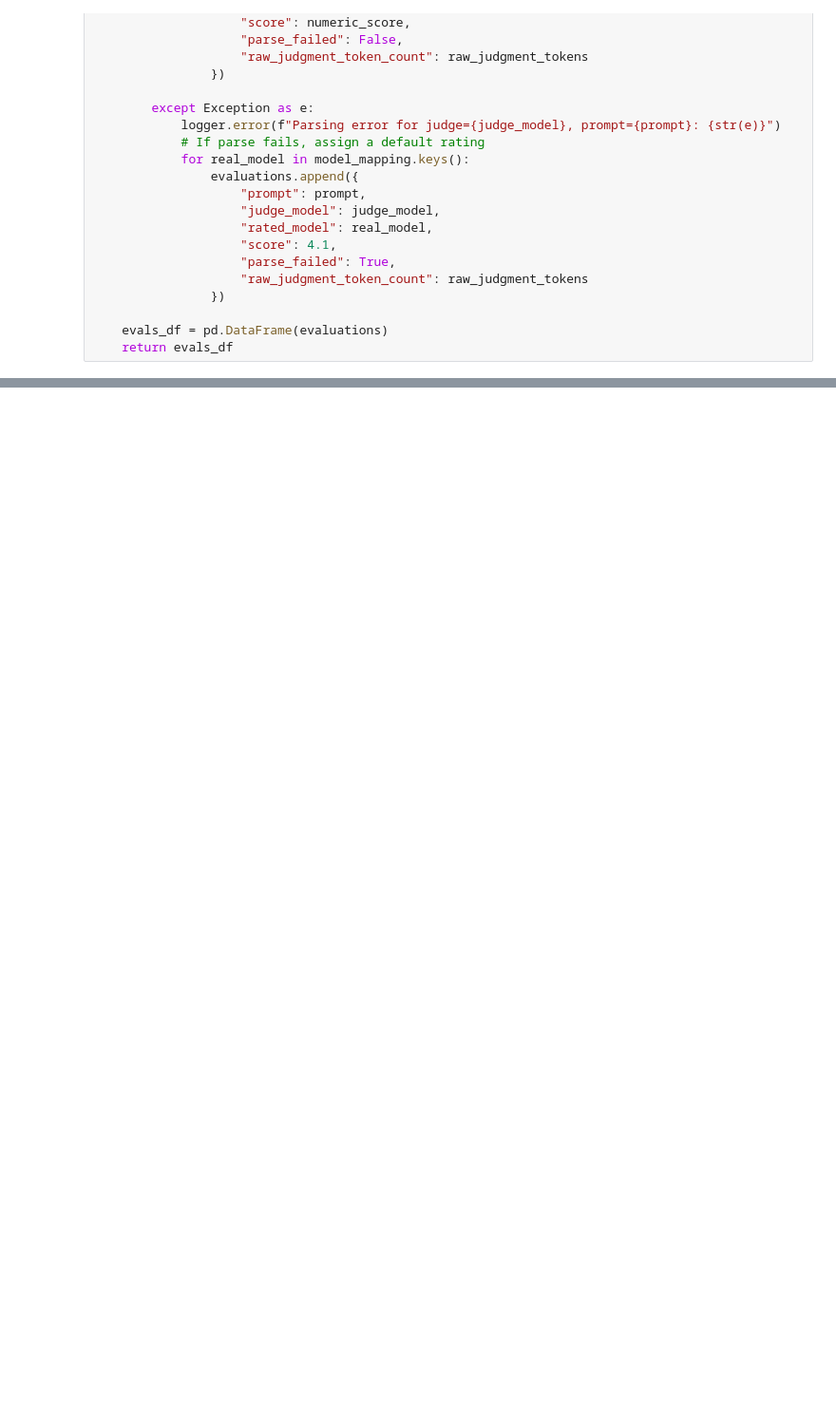
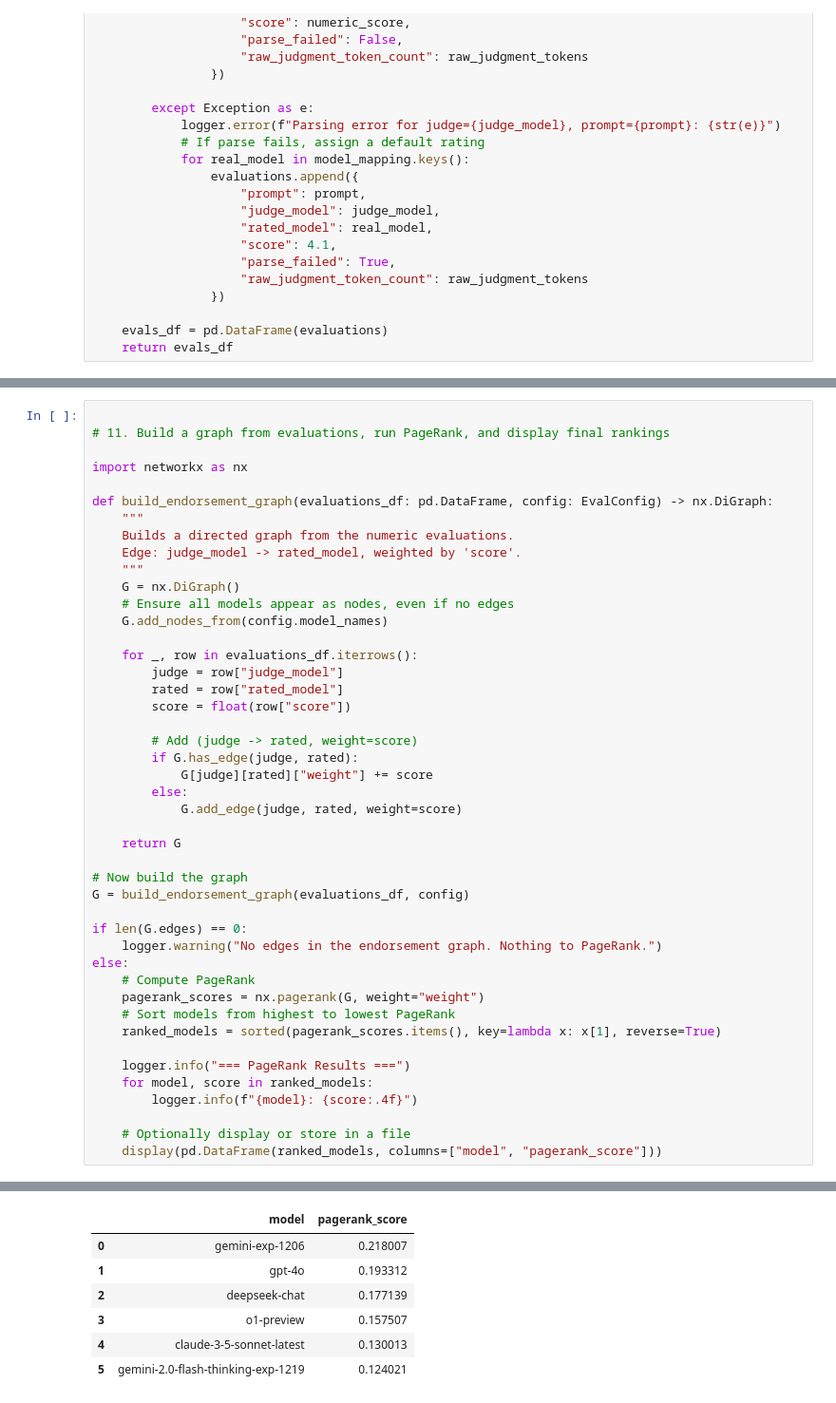
Before and after one commit to strangeloopcanon/LLMRank, a Jupyter notebook: llmrank.ipynb, the cells around one changed output, grey strips where cells are left out. Shown: that part at 95% size. Drawn from its saved outputs; the diff is of its cells as text; blank space fills up the shorter version.

```diff
--- a/llmrank.ipynb
+++ b/llmrank.ipynb
@@ -487,0 +508,46 @@ display(evaluations_df.head())
+# %%
+
+# 11. Build a graph from evaluations, run PageRank, and display final rankings
+
+import networkx as nx
+
+def build_endorsement_graph(evaluations_df: pd.DataFrame, config: EvalConfig) -> nx.DiGraph:
+    """
+    Builds a directed graph from the numeric evaluations.
+    Edge: judge_model -> rated_model, weighted by 'score'.
+    """
+    G = nx.DiGraph()
+    # Ensure all models appear as nodes, even if no edges
+    G.add_nodes_from(config.model_names)
+
+    for _, row in evaluations_df.iterrows():
+        judge = row["judge_model"]
+        rated = row["rated_model"]
+        score = float(row["score"])
+
+        # Add (judge -> rated, weight=score)
+        if G.has_edge(judge, rated):
+            G[judge][rated]["weight"] += score
+        else:
+            G.add_edge(judge, rated, weight=score)
+
+    return G
+
+# Now build the graph
+G = build_endorsement_graph(evaluations_df, config)
+
+if len(G.edges) == 0:
+    logger.warning("No edges in the endorsement graph. Nothing to PageRank.")
+else:
+    # Compute PageRank
+    pagerank_scores = nx.pagerank(G, weight="weight")
+    # Sort models from highest to lowest PageRank
+    ranked_models = sorted(pagerank_scores.items(), key=lambda x: x[1], reverse=True)
+
+    logger.info("=== PageRank Results ===")
+    for model, score in ranked_models:
+        logger.info(f"{model}: {score:.4f}")
+
+    # Optionally display or store in a file
+    display(pd.DataFrame(ranked_models, columns=["model", "pagerank_score"]))
+# %% [output]
@@ -487,0 +561,7 @@ display(evaluations_df.head())
+|  | model | pagerank_score |
+| 0 | gemini-exp-1206 | 0.218007 |
+| 1 | gpt-4o | 0.193312 |
+| 2 | deepseek-chat | 0.177139 |
+| 3 | o1-preview | 0.157507 |
+| 4 | claude-3-5-sonnet-latest | 0.130013 |
+| 5 | gemini-2.0-flash-thinking-exp-1219 | 0.124021 |
```
Also changed, not shown: parts of 5 cells of this notebook.
